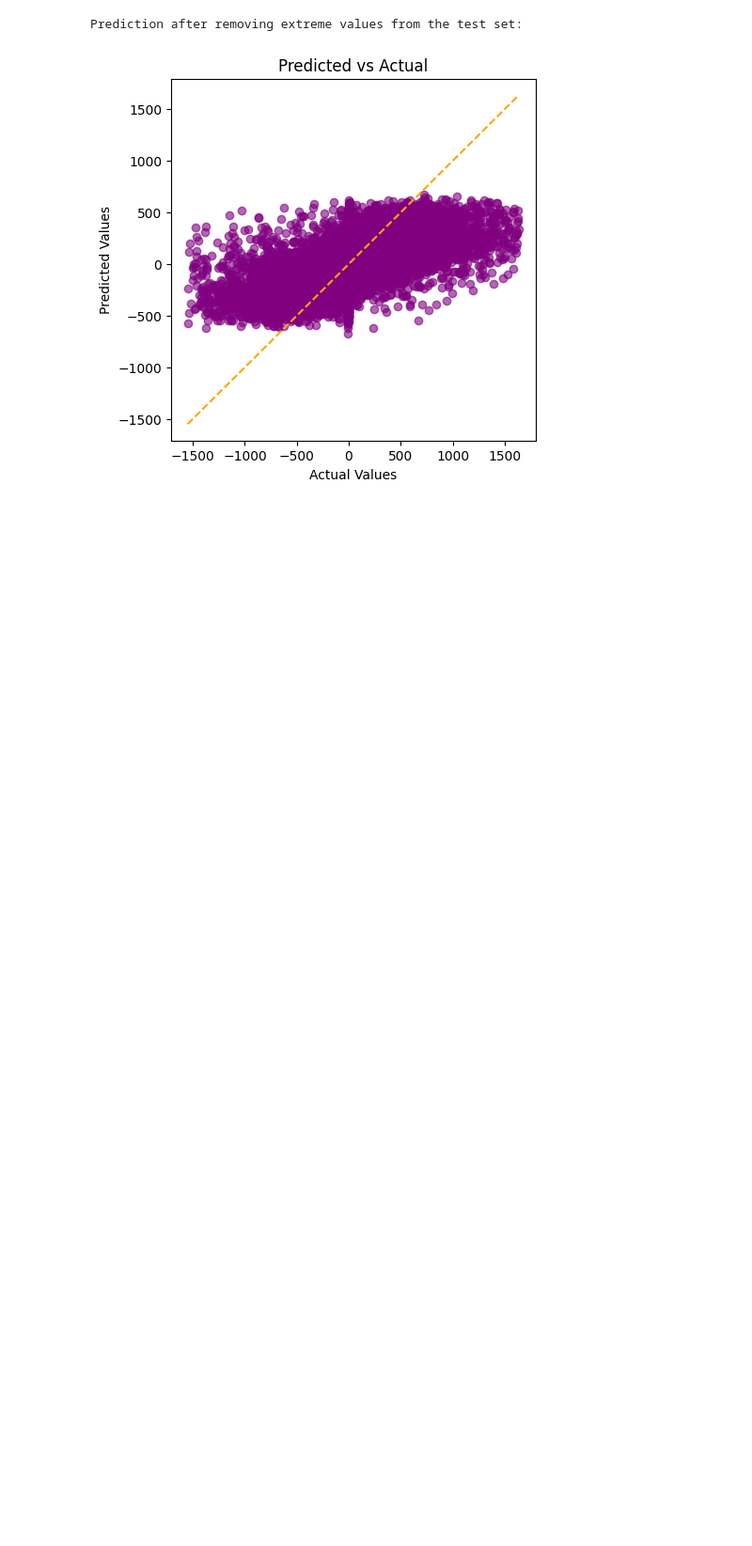
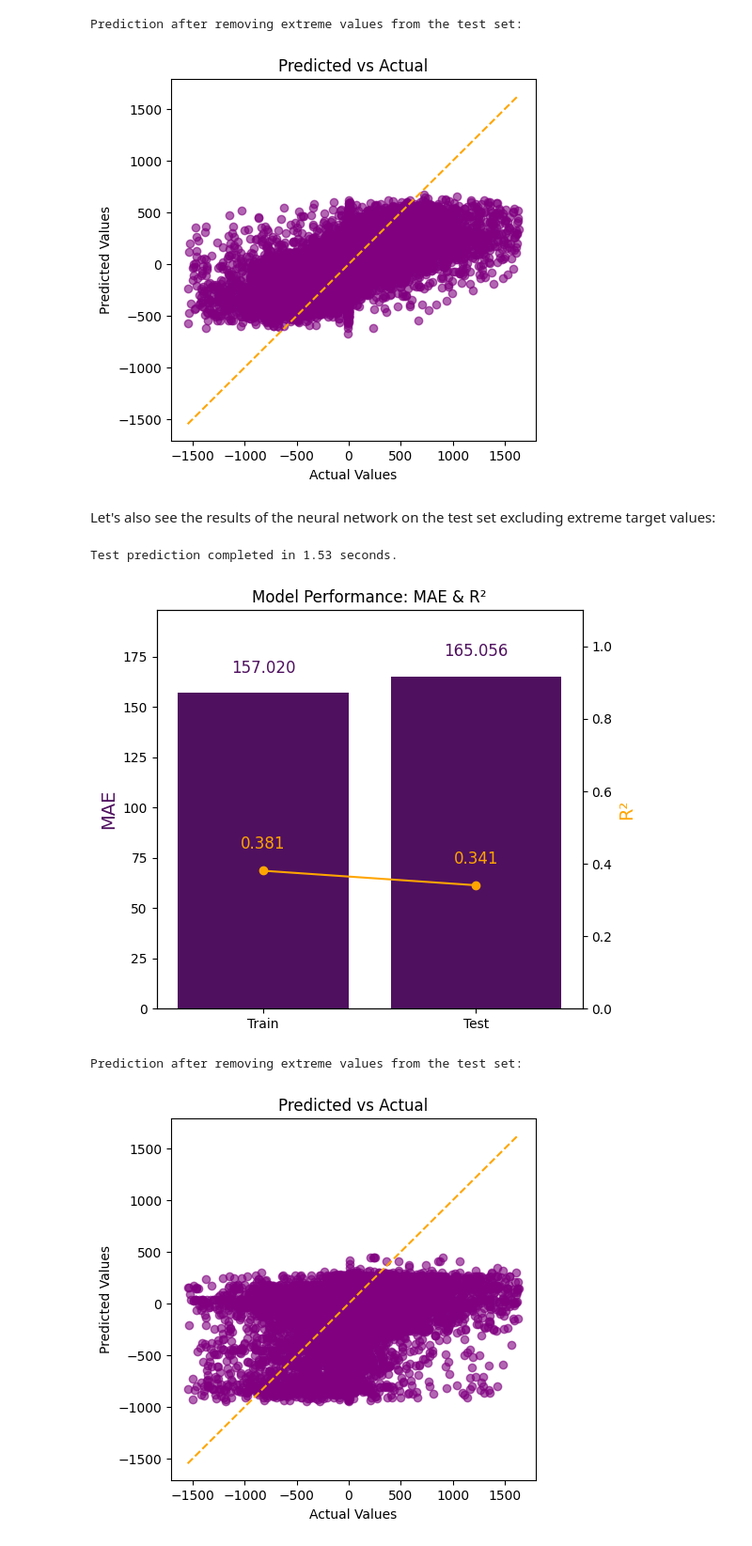
Before and after one commit to albert-ce/kaggle-chess-evaluations, a Jupyter notebook: Kaggle - Chess Evaluations.ipynb, the cells around one changed output. Shown at 94% size. Cells and saved outputs as stored; diff of their text form; code cells hidden in the pictures; blank space fills up the shorter version.

```diff
--- a/Kaggle - Chess Evaluations.ipynb
+++ b/Kaggle - Chess Evaluations.ipynb
@@ -1127,6 +1127,9 @@ from scipy.stats import zscore
 threshold = 2
 z_score = zscore(train[target])
 
+train_mean = train[target].mean()
+train_std = train[target].std()
+
 fens_no_outliers = fens[z_score.abs() <= threshold]
 train_no_outliers = train[z_score.abs() <= threshold]
 # %%
@@ -1750,10 +1782,8 @@ Let's remove the outliers from the test set using the same z-score threshold as
 # %%
-from scipy.stats import zscore
+threshold = 2
 
-threshold = 2
-z_score = zscore(test[target])
-
-test_no_outliers = test[z_score.abs() <= threshold]
+z_score_test = (test[target] - train_mean) / train_std
+test_no_outliers = test[z_score_test.abs() <= threshold]
 
 X_test_no_outliers, y_test_no_outliers = test_no_outliers.drop(columns=[target]), test_no_outliers[target]
 # %%
@@ -1782,3 +1813,16 @@ Prediction with extreme values in the test set:
 [figure]
 Prediction after removing extreme values from the test set:
 [figure]
+# %% [markdown]
+Let's also see the results of the neural network on the test set excluding extreme target values:
+# %%
+X_test_scaled_no_outliers = scaler.transform(X_test_no_outliers)
+
+pred_time_nn = plot_model_mae_r2(nn, X_train_scaled, y_train, X_test_scaled_no_outliers, y_test_no_outliers)
+print("Prediction after removing extreme values from the test set:")
+plot_predicted_vs_actual(nn, X_test_no_outliers, y_test_no_outliers)
+# %% [output]
+Test prediction completed in 1.53 seconds.
+[figure, added]
+Prediction after removing extreme values from the test set:
+[figure, added]
```
Also changed, not shown: parts of 18 cells of this notebook, 2 other files.
